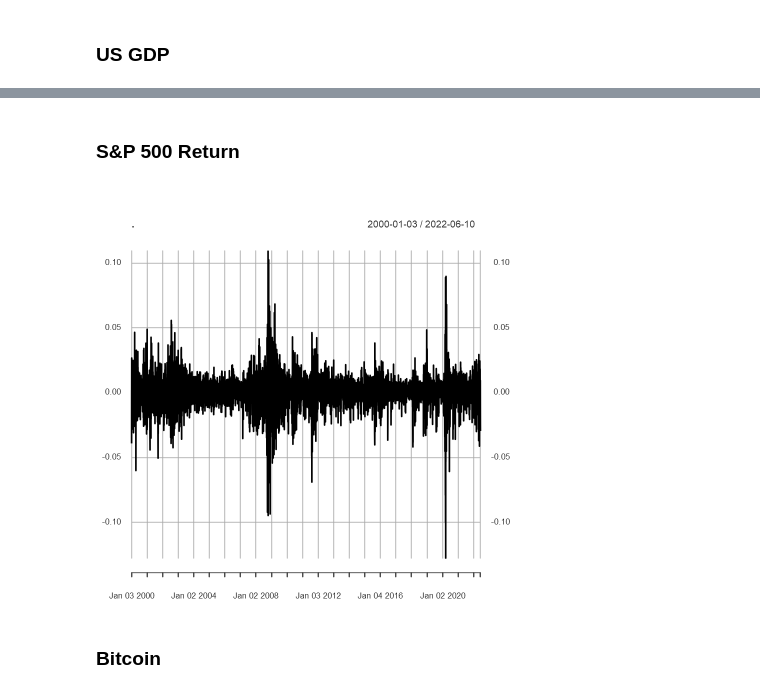
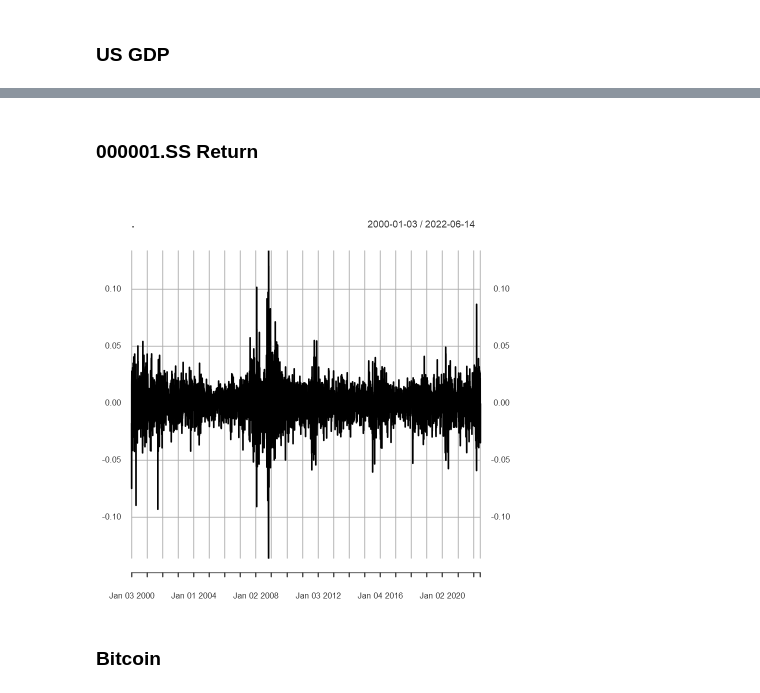
Before and after one commit to zhentaoshi/econ_data_science, a Jupyter notebook: 02-data_visualization.ipynb, the cells around one changed output, grey strips where cells are left out. Drawn from its saved outputs; the diff is of its cells as text; code cells hidden in the pictures.

```diff
--- a/02-data_visualization.ipynb
+++ b/02-data_visualization.ipynb
@@ -82,9 +77,9 @@ plot(SPX)
-# %% [markdown]
-### S&P 500 Return
+# %% [markdown]
+### 000001.SS Return
 # %%
-diff( log(SPX) ) %>% plot( )
+diff(log(HSI)) %>% plot
 # %% [output]
-[figure, old version]
+[figure, new version]
 # %% [markdown]
 ### Bitcoin
 # %%
```
Also changed, not shown: parts of 10 cells of this notebook.
